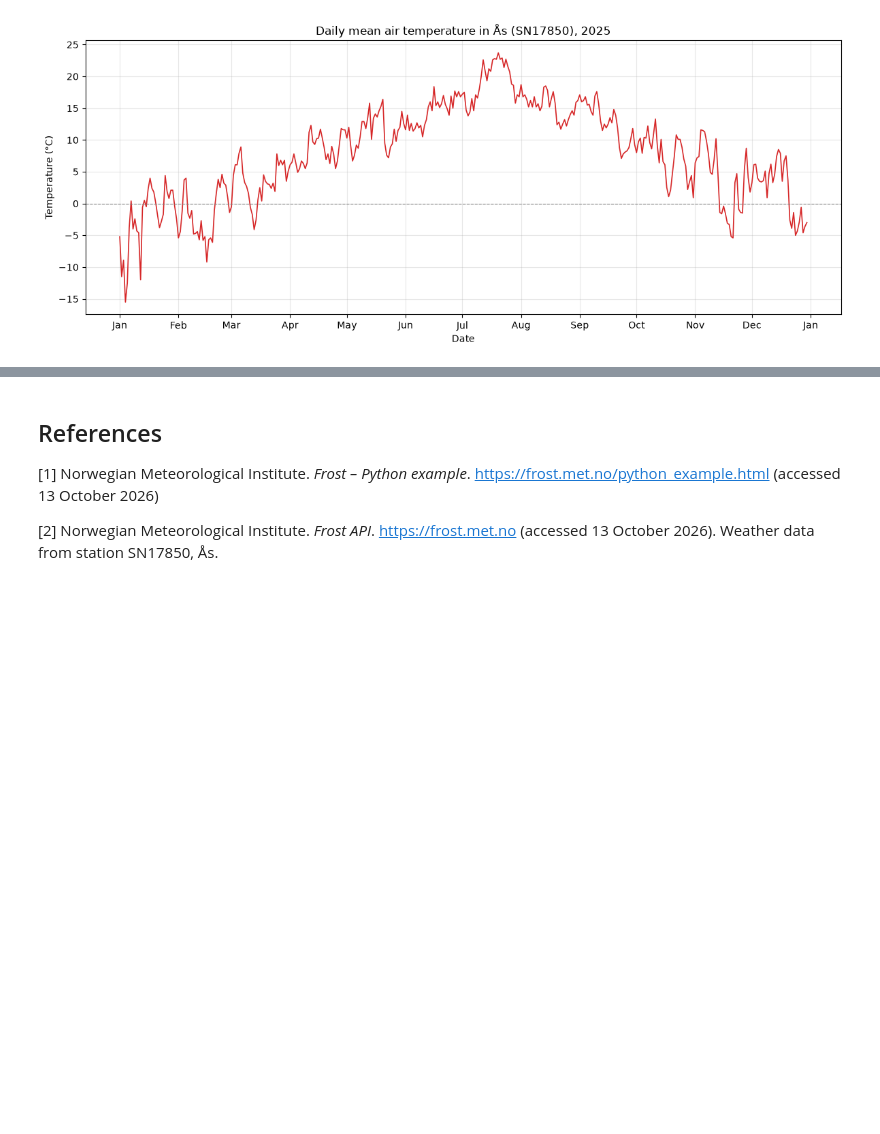
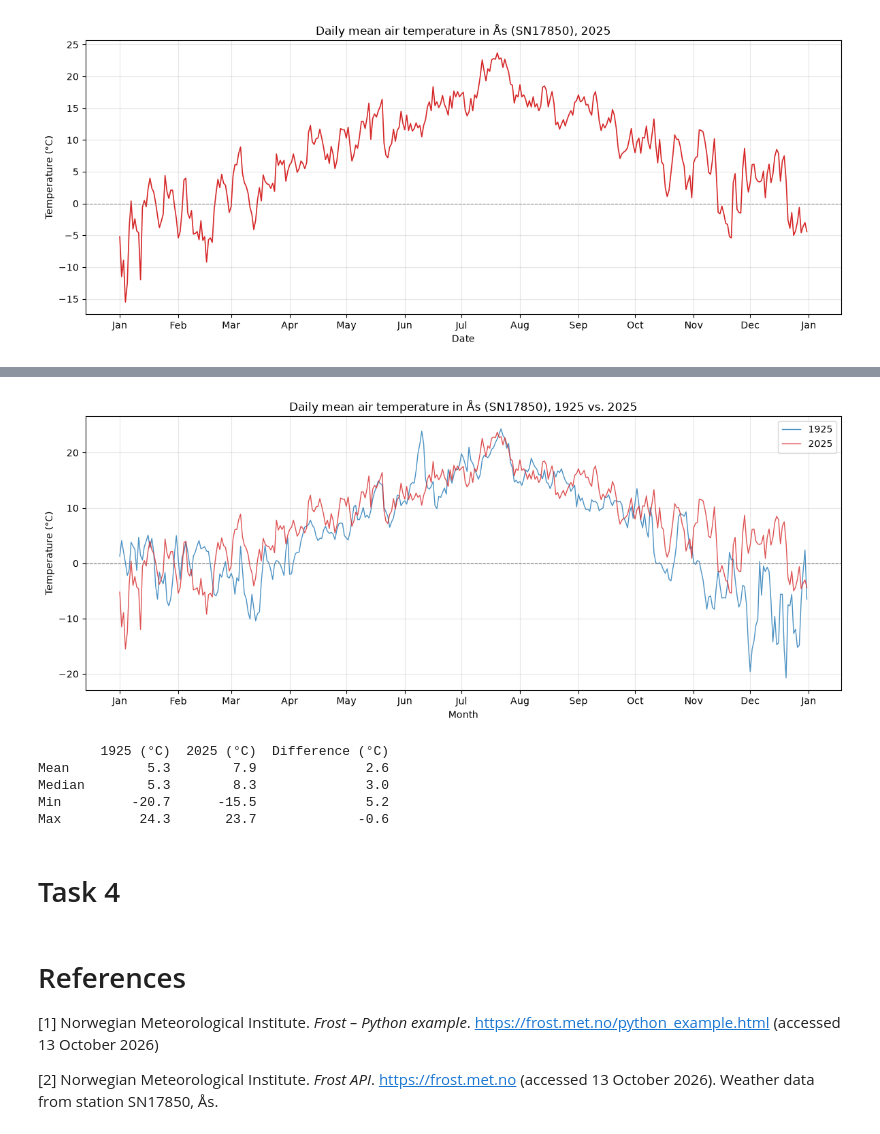
Before and after one commit to oskarrandel/deliverable_1, a Jupyter notebook: deliverable_1.ipynb, the cells around one changed output, grey strips where cells are left out. Cells and saved outputs as stored; diff of their text form; code cells hidden in the pictures; blank space fills up the shorter version.

```diff
--- a/deliverable_1.ipynb
+++ b/deliverable_1.ipynb
@@ -101,0 +157,41 @@ Max                      23.7
+# %%
+# Shift 1925 forward 100 years so both years share the same x-axis
+df_1925['plotTime'] = df_1925['referenceTime'] + pd.DateOffset(years=100)
+
+# Plot both years in the same figure
+fig, ax = plt.subplots(figsize=(12, 5))
+ax.plot(df_1925['plotTime'], df_1925['value'], color='tab:blue', linewidth=1, alpha=0.8, label='1925')
+ax.plot(df['referenceTime'], df['value'], color='tab:red', linewidth=1, alpha=0.8, label='2025')
+ax.axhline(0, color='grey', linewidth=0.8, linestyle='--')
+
+ax.set_title('Daily mean air temperature in Ås (SN17850), 1925 vs. 2025')
+ax.set_xlabel('Month')
+ax.set_ylabel('Temperature (°C)')
+ax.xaxis.set_major_locator(mdates.MonthLocator())
+ax.xaxis.set_major_formatter(mdates.DateFormatter('%b'))
+ax.grid(alpha=0.3)
+ax.legend()
+
+fig.tight_layout()
+plt.show()
+# %% [output]
+[figure, added]
+# %%
+# Summary table for both years
+summary_compare = pd.DataFrame({
+    '1925 (°C)': [df_1925['value'].mean(), df_1925['value'].median(),
+                  df_1925['value'].min(), df_1925['value'].max()],
+    '2025 (°C)': [df['value'].mean(), df['value'].median(),
+                  df['value'].min(), df['value'].max()],
+}, index=['Mean', 'Median', 'Min', 'Max'])
+summary_compare['Difference (°C)'] = summary_compare['2025 (°C)'] - summary_compare['1925 (°C)']
+
+print(summary_compare.round(1))
+# %% [output]
+        1925 (°C)  2025 (°C)  Difference (°C)
+Mean          5.3        7.9              2.6
+Median        5.3        8.3              3.0
+Min         -20.7      -15.5              5.2
+Max          24.3       23.7             -0.6
+# %% [markdown]
+# Task 4
@@ -102,5 +251,5 @@ Max                      23.7
 # %% [markdown]
-## References
+# References
 
 [1] Norwegian Meteorological Institute. *Frost – Python example*. https://frost.met.no/python_example.html (accessed 13 October 2026)
 
```
Also changed, not shown: parts of 20 cells of this notebook.
